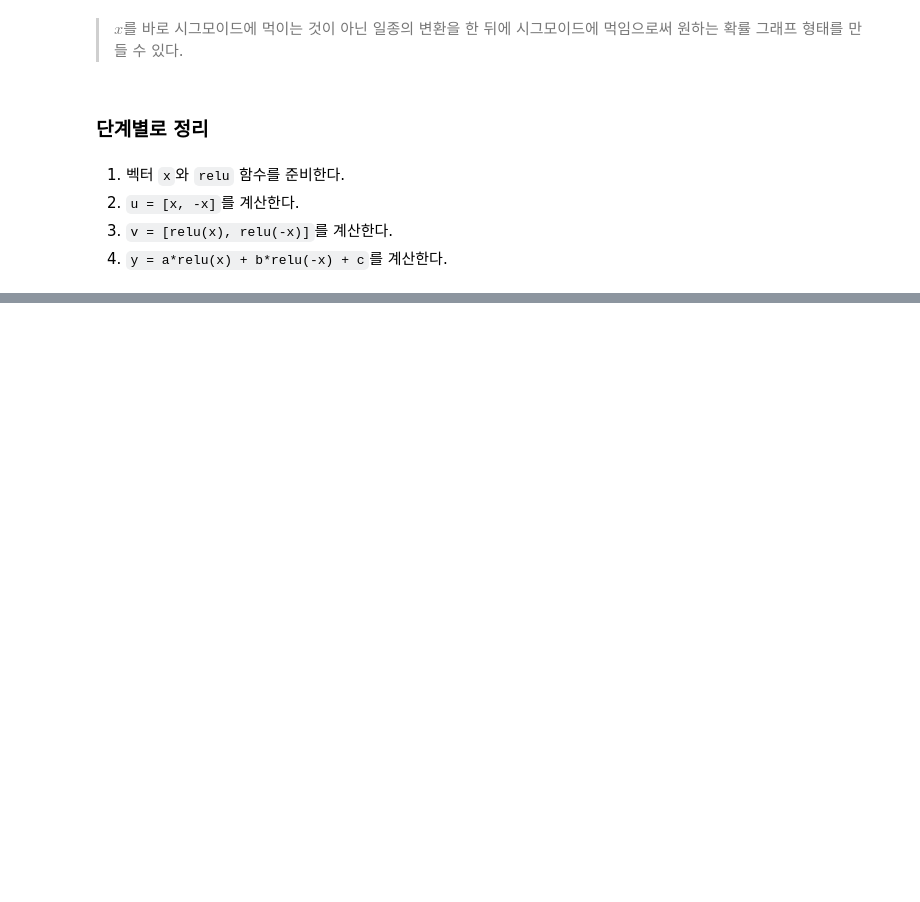
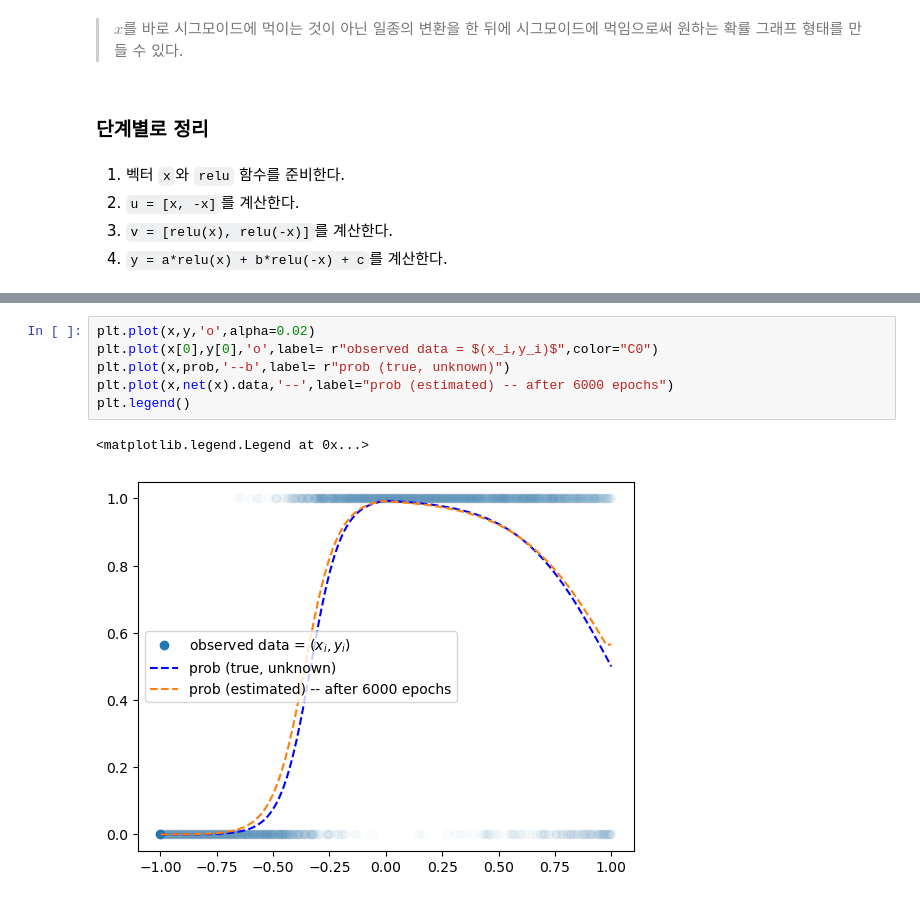
Before and after one commit to HollyRiver/DL2024, a Jupyter notebook: course/0826.ipynb, the cells around one changed output, grey strips where cells are left out. Drawn from its saved outputs; the diff is of its cells as text; blank space fills up the shorter version.

```diff
--- a/course/0826.ipynb
+++ b/course/0826.ipynb
@@ -104,0 +300,9 @@ tensor([[-4.5000],
+# %%
+plt.plot(x,y,'o',alpha=0.02)
+plt.plot(x[0],y[0],'o',label= r"observed data = $(x_i,y_i)$",color="C0")
+plt.plot(x,prob,'--b',label= r"prob (true, unknown)")
+plt.plot(x,net(x).data,'--',label="prob (estimated) -- after 6000 epochs")
+plt.legend()
+# %% [output]
+<matplotlib.legend.Legend at 0x...>
+[figure, added]
```
Also changed, not shown: parts of 33 cells of this notebook, 1 other file.
